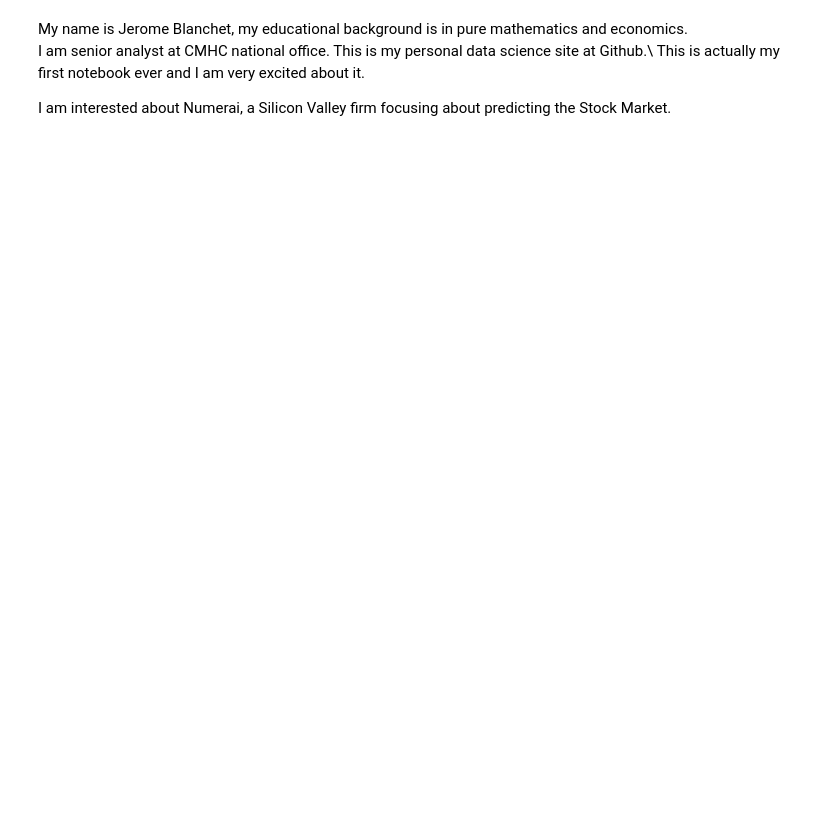
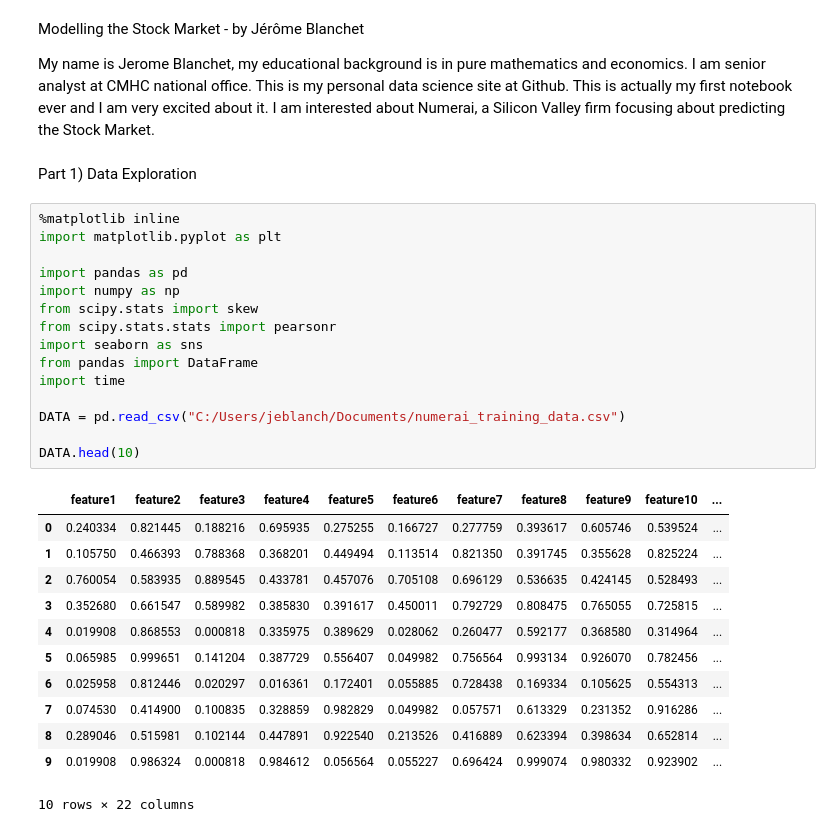
Before and after one commit to JeromeBlanchet/Modelling-the-Stock-Market, a Jupyter notebook: Modelling the Stock Market-checkpoint.ipynb, the cells around one changed output. Drawn from its saved outputs; the diff is of its cells as text; blank space fills up the shorter version.

```diff
--- a/Modelling the Stock Market-checkpoint.ipynb
+++ b/Modelling the Stock Market-checkpoint.ipynb
@@ -1,6 +1,35 @@
 # %% [markdown]
-My name is Jerome Blanchet, my educational background is in pure mathematics and economics.\
-I am senior analyst at CMHC national office. This is my personal data science site at Github.\
-This is actually my first notebook ever and I am very excited about it.
+Modelling the Stock Market - by Jérôme Blanchet
 
+My name is Jerome Blanchet, my educational background is in pure mathematics and economics. I am senior analyst at CMHC national office. This is my personal data science site at Github. This is actually my first notebook ever and I am very excited about it.
 I am interested about Numerai, a Silicon Valley firm focusing about predicting the Stock Market.
+# %% [markdown]
+Part 1) Data Exploration
+# %%
+%matplotlib inline
+import matplotlib.pyplot as plt
+
+import pandas as pd
+import numpy as np
+from scipy.stats import skew
+from scipy.stats.stats import pearsonr
+import seaborn as sns
+from pandas import DataFrame
+import time
+
+DATA = pd.read_csv("C:/Users/jeblanch/Documents/numerai_training_data.csv")
+
+DATA.head(10)
+# %% [output]
+|  | feature1 | feature2 | feature3 | feature4 | feature5 | feature6 | feature7 | feature8 | feature9 | feature10 | ... |
+| 0 | 0.240334 | 0.821445 | 0.188216 | 0.695935 | 0.275255 | 0.166727 | 0.277759 | 0.393617 | 0.605746 | 0.539524 | ... |
+| 1 | 0.105750 | 0.466393 | 0.788368 | 0.368201 | 0.449494 | 0.113514 | 0.821350 | 0.391745 | 0.355628 | 0.825224 | ... |
+| 2 | 0.760054 | 0.583935 | 0.889545 | 0.433781 | 0.457076 | 0.705108 | 0.696129 | 0.536635 | 0.424145 | 0.528493 | ... |
+| 3 | 0.352680 | 0.661547 | 0.589982 | 0.385830 | 0.391617 | 0.450011 | 0.792729 | 0.808475 | 0.765055 | 0.725815 | ... |
+| 4 | 0.019908 | 0.868553 | 0.000818 | 0.335975 | 0.389629 | 0.028062 | 0.260477 | 0.592177 | 0.368580 | 0.314964 | ... |
+| 5 | 0.065985 | 0.999651 | 0.141204 | 0.387729 | 0.556407 | 0.049982 | 0.756564 | 0.993134 | 0.926070 | 0.782456 | ... |
+| 6 | 0.025958 | 0.812446 | 0.020297 | 0.016361 | 0.172401 | 0.055885 | 0.728438 | 0.169334 | 0.105625 | 0.554313 | ... |
+| 7 | 0.074530 | 0.414900 | 0.100835 | 0.328859 | 0.982829 | 0.049982 | 0.057571 | 0.613329 | 0.231352 | 0.916286 | ... |
+| 8 | 0.289046 | 0.515981 | 0.102144 | 0.447891 | 0.922540 | 0.213526 | 0.416889 | 0.623394 | 0.398634 | 0.652814 | ... |
+| 9 | 0.019908 | 0.986324 | 0.000818 | 0.984612 | 0.056564 | 0.055227 | 0.696424 | 0.999074 | 0.980332 | 0.923902 | ... |
+10 rows × 22 columns
```
Also changed, not shown: parts of 8 cells of this notebook.
